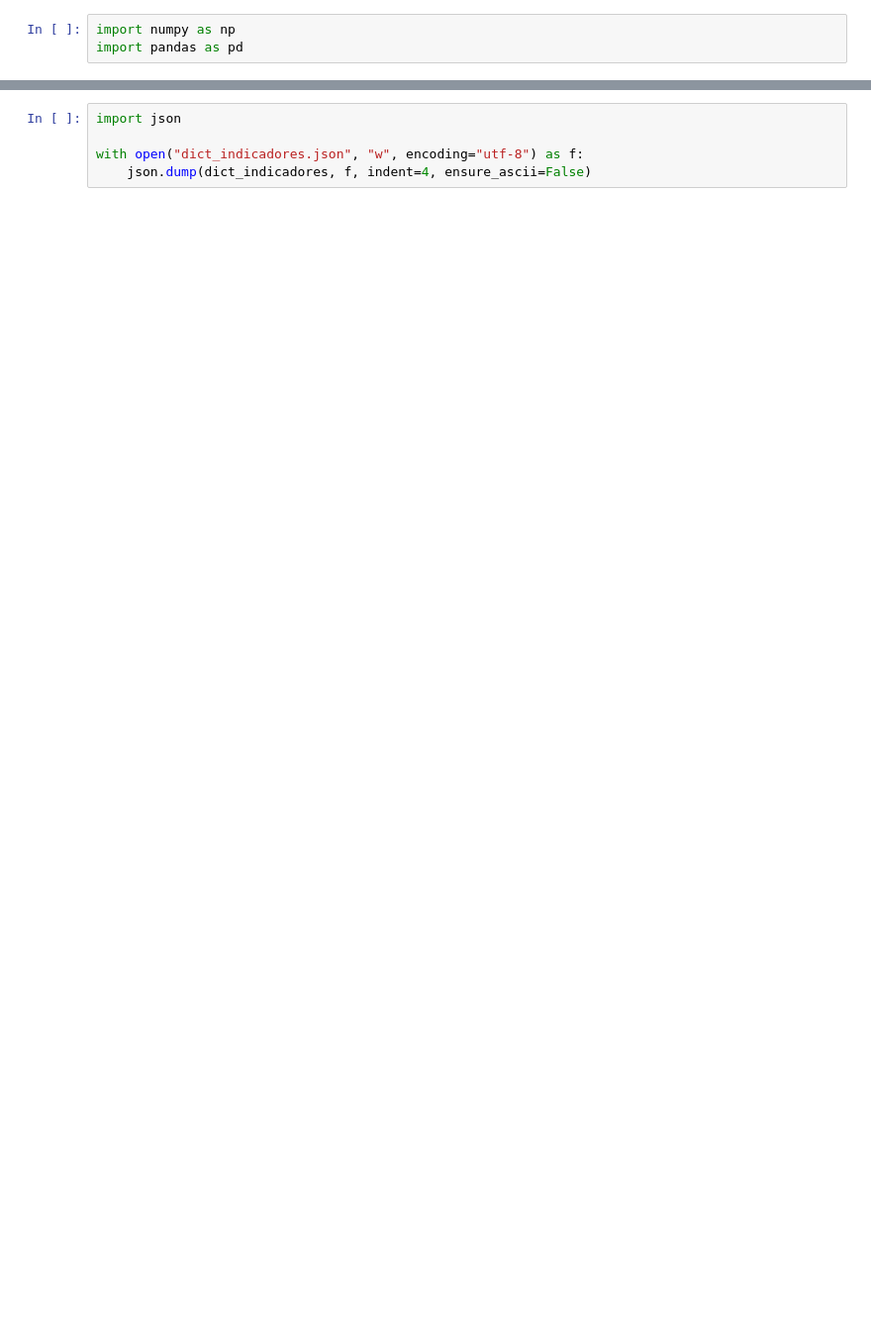
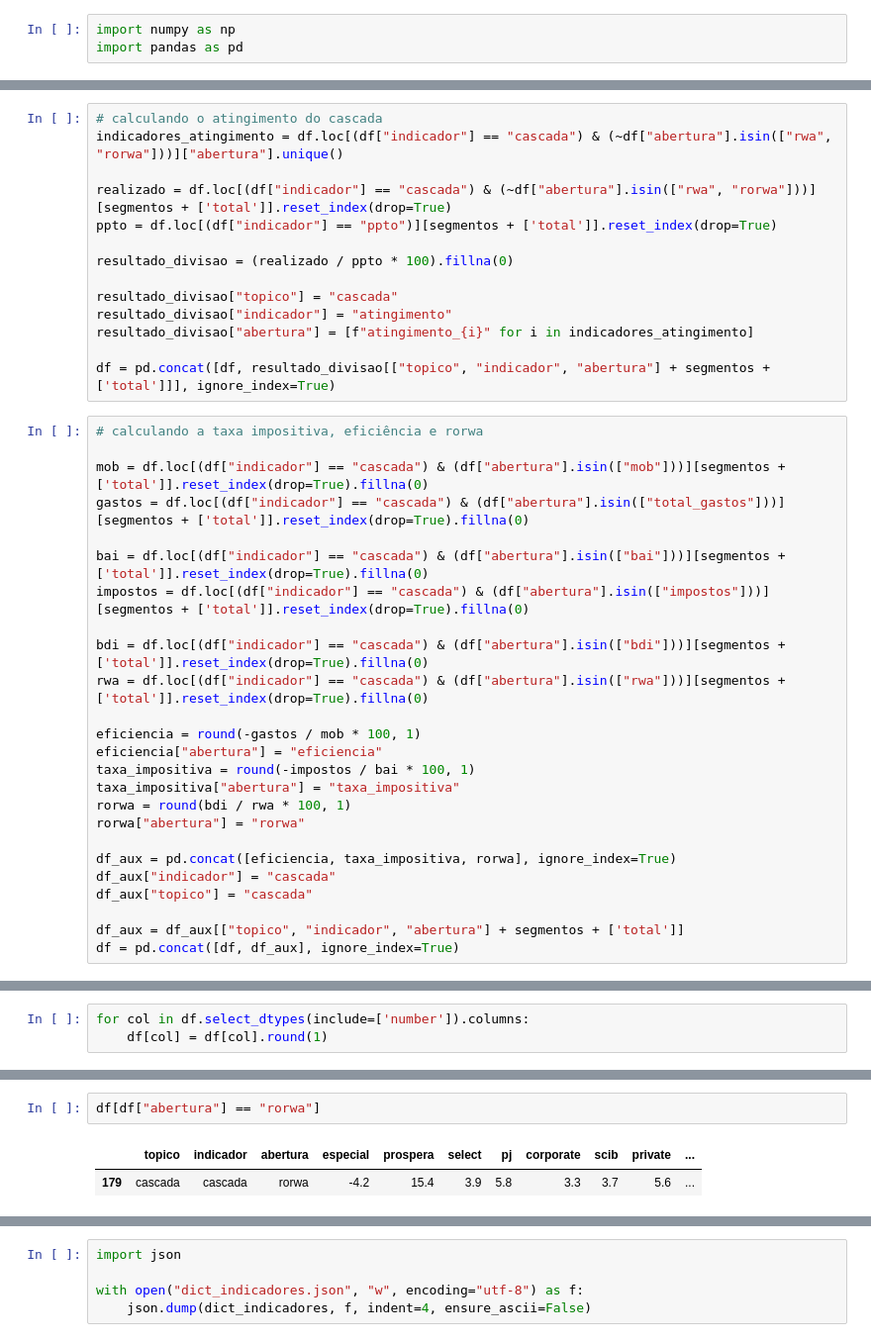
Before and after one commit to caiquefilipini/simulador_financas, a Jupyter notebook: tratar_dados.ipynb, the cells around one changed output, grey strips where cells are left out. Shown: that part at 99% size. Cells and saved outputs as stored; diff of their text form; blank space fills up the shorter version.

```diff
--- a/tratar_dados.ipynb
+++ b/tratar_dados.ipynb
@@ -168,0 +37,39 @@ for segmento in segmentos:
+# %%
+# calculando o atingimento do cascada
+indicadores_atingimento = df.loc[(df["indicador"] == "cascada") & (~df["abertura"].isin(["rwa", "rorwa"]))]["abertura"].unique()
+
+realizado = df.loc[(df["indicador"] == "cascada") & (~df["abertura"].isin(["rwa", "rorwa"]))][segmentos + ['total']].reset_index(drop=True)
+ppto = df.loc[(df["indicador"] == "ppto")][segmentos + ['total']].reset_index(drop=True)
+
+resultado_divisao = (realizado / ppto * 100).fillna(0)
+
+resultado_divisao["topico"] = "cascada"
+resultado_divisao["indicador"] = "atingimento"
+resultado_divisao["abertura"] = [f"atingimento_{i}" for i in indicadores_atingimento]
+
+df = pd.concat([df, resultado_divisao[["topico", "indicador", "abertura"] + segmentos + ['total']]], ignore_index=True)
+# %%
+# calculando a taxa impositiva, eficiência e rorwa
+
+mob = df.loc[(df["indicador"] == "cascada") & (df["abertura"].isin(["mob"]))][segmentos + ['total']].reset_index(drop=True).fillna(0)
+gastos = df.loc[(df["indicador"] == "cascada") & (df["abertura"].isin(["total_gastos"]))][segmentos + ['total']].reset_index(drop=True).fillna(0)
+
+bai = df.loc[(df["indicador"] == "cascada") & (df["abertura"].isin(["bai"]))][segmentos + ['total']].reset_index(drop=True).fillna(0)
+impostos = df.loc[(df["indicador"] == "cascada") & (df["abertura"].isin(["impostos"]))][segmentos + ['total']].reset_index(drop=True).fillna(0)
+
+bdi = df.loc[(df["indicador"] == "cascada") & (df["abertura"].isin(["bdi"]))][segmentos + ['total']].reset_index(drop=True).fillna(0)
+rwa = df.loc[(df["indicador"] == "cascada") & (df["abertura"].isin(["rwa"]))][segmentos + ['total']].reset_index(drop=True).fillna(0)
+
+eficiencia = round(-gastos / mob * 100, 1)
+eficiencia["abertura"] = "eficiencia"
+taxa_impositiva = round(-impostos / bai * 100, 1)
+taxa_impositiva["abertura"] = "taxa_impositiva"
+rorwa = round(bdi / rwa * 100, 1)
+rorwa["abertura"] = "rorwa"
+
+df_aux = pd.concat([eficiencia, taxa_impositiva, rorwa], ignore_index=True)
+df_aux["indicador"] = "cascada"
+df_aux["topico"] = "cascada"
+
+df_aux = df_aux[["topico", "indicador", "abertura"] + segmentos + ['total']]
+df = pd.concat([df, df_aux], ignore_index=True)
@@ -168,0 +100,3 @@ for segmento in segmentos:
+# %%
+for col in df.select_dtypes(include=['number']).columns:
+    df[col] = df[col].round(1)
@@ -168,0 +195,5 @@ for segmento in segmentos:
+# %%
+df[df["abertura"] == "rorwa"]
+# %% [output]
+|  | topico | indicador | abertura | especial | prospera | select | pj | corporate | scib | private | ... |
+| 179 | cascada | cascada | rorwa | -4.2 | 15.4 | 3.9 | 5.8 | 3.3 | 3.7 | 5.6 | ... |
```
Also changed, not shown: parts of 47 cells of this notebook, 15 other files.
